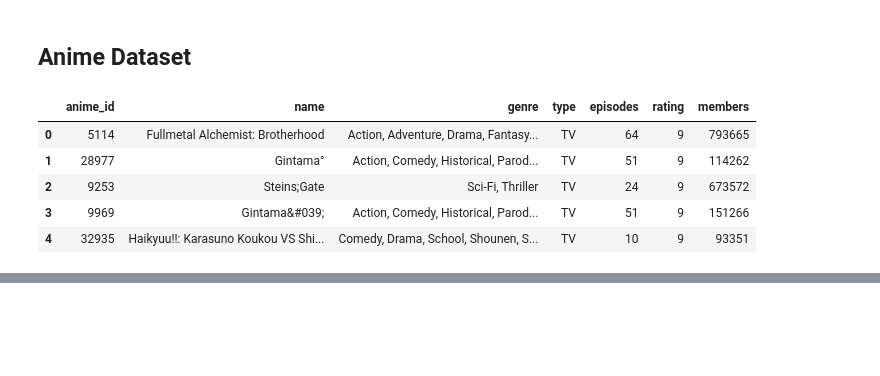
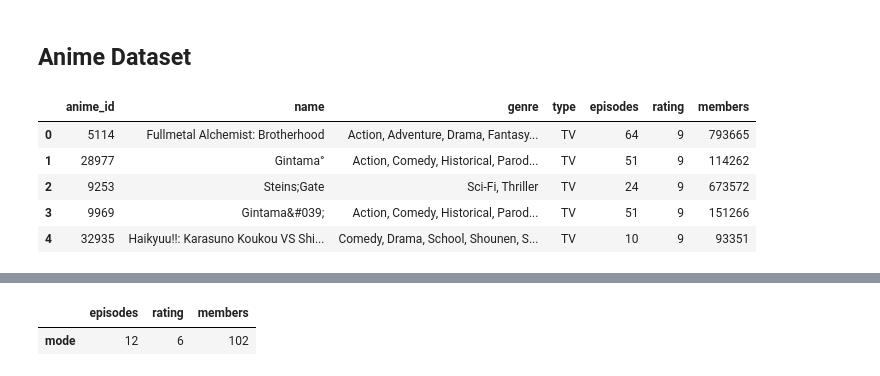
Before and after one commit to Zenoix/Anime-Recommendations, a Jupyter notebook: Exploratory Data Analysis.ipynb, the cells around one changed output, grey strips where cells are left out. Saved outputs shown, nothing was run; the diff lists cells and outputs as text; code cells hidden in the pictures; blank space fills up the shorter version.

```diff
--- a/Exploratory Data Analysis.ipynb
+++ b/Exploratory Data Analysis.ipynb
@@ -35 +38,8 @@ anime_df[["episodes", "rating", "members"]].describe()
+# %%
+# modes of each numerical category
+mode = anime_df[["episodes", "rating", "members"]].mode()
+mode.rename(index={0: "mode"})
+# %% [output]
+|  | episodes | rating | members |
+| mode | 12 | 6 | 102 |
 # %%
```
Also changed, not shown: parts of 7 cells of this notebook.
